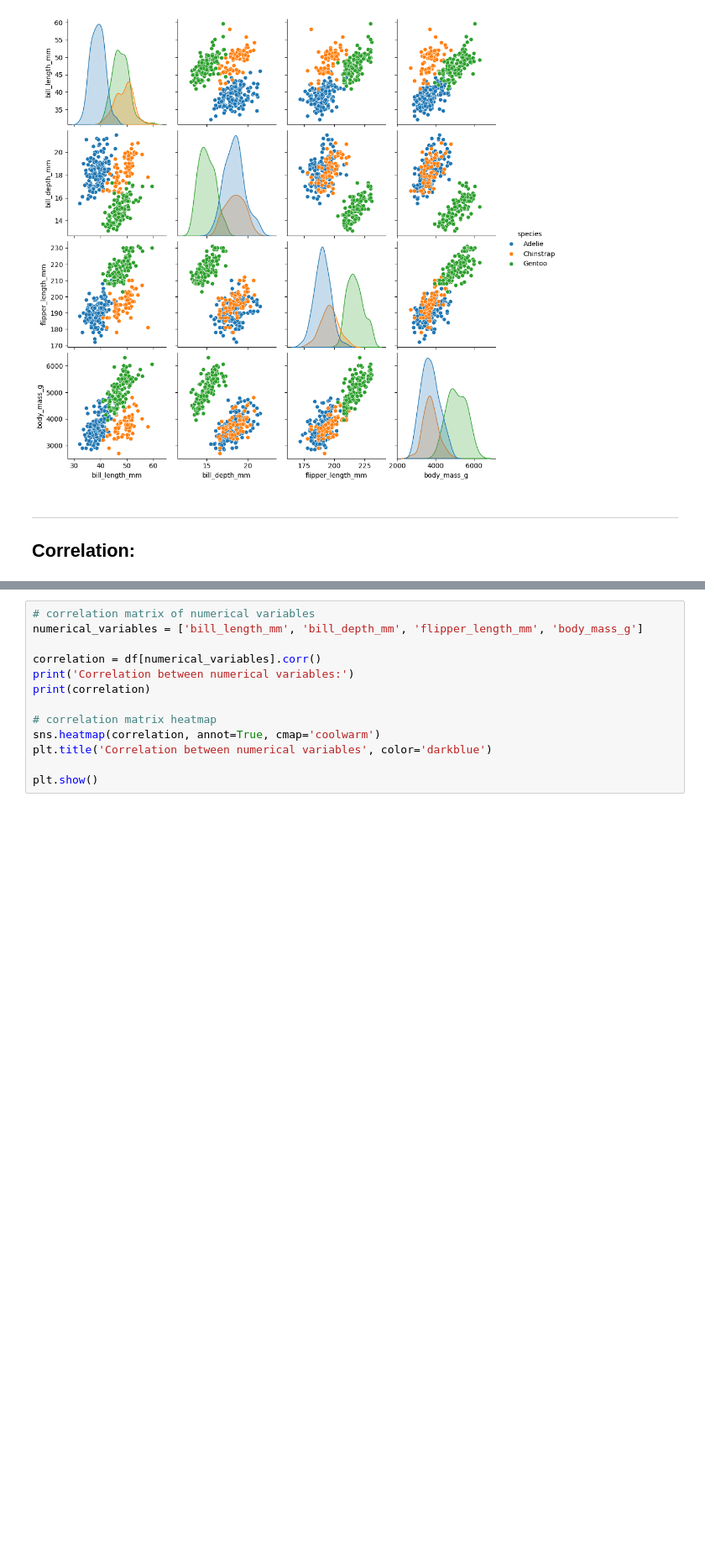
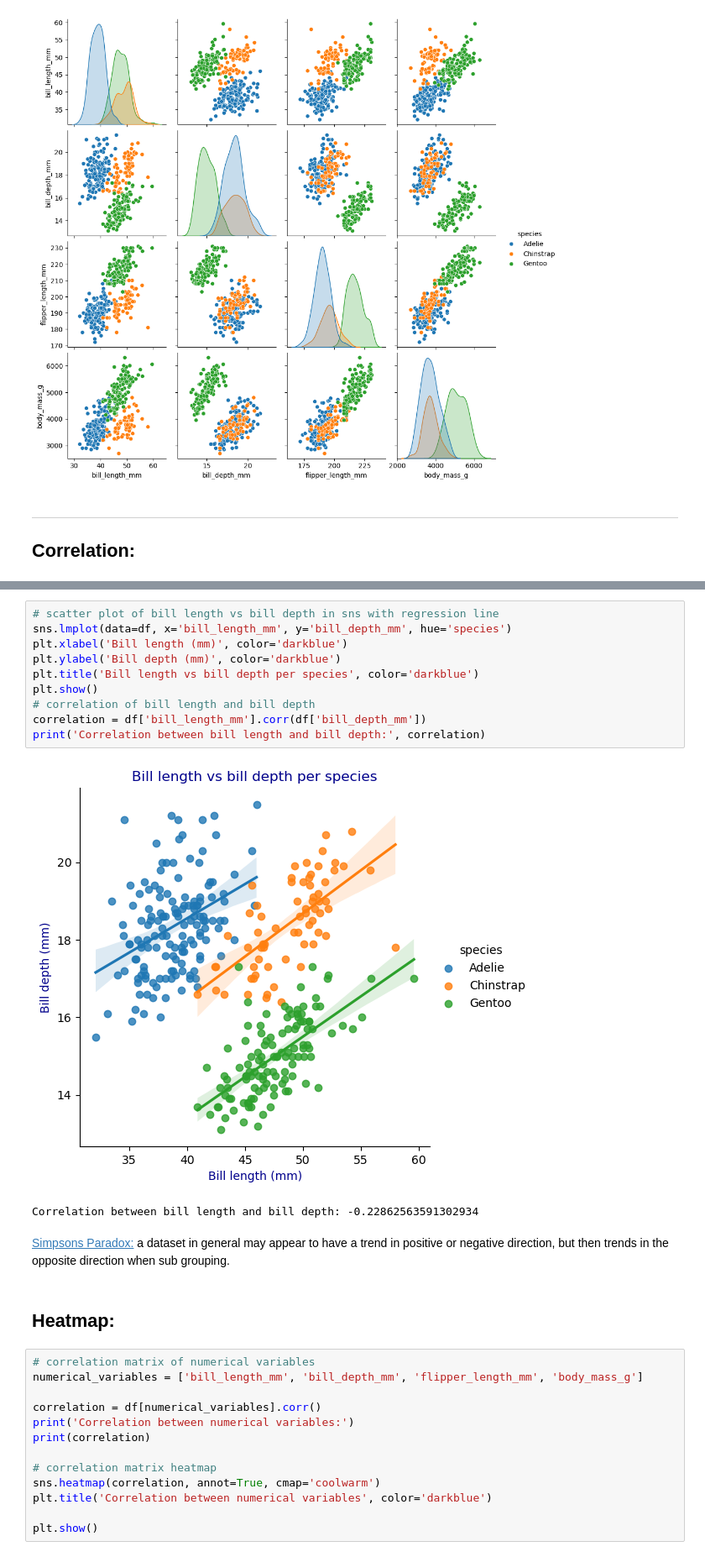
Before and after one commit to L-g00438909/my_work, a Jupyter notebook: penguins.ipynb, the cells around one changed output, grey strips where cells are left out. Shown at 84% size. Saved outputs shown, nothing was run; the diff lists cells and outputs as text; blank space fills up the shorter version.

Commit message:
updated intro and edited charts

```diff
--- a/penguins.ipynb
+++ b/penguins.ipynb
@@ -417,3 +443,20 @@ df.describe()
+# %%
+# scatter plot of bill length vs bill depth in sns with regression line
+sns.lmplot(data=df, x='bill_length_mm', y='bill_depth_mm', hue='species')
+plt.xlabel('Bill length (mm)', color='darkblue')
+plt.ylabel('Bill depth (mm)', color='darkblue')
+plt.title('Bill length vs bill depth per species', color='darkblue')
+plt.show()
+# correlation of bill length and bill depth
+correlation = df['bill_length_mm'].corr(df['bill_depth_mm'])
+print('Correlation between bill length and bill depth:', correlation)
+# %% [output]
+[figure, added]
+Correlation between bill length and bill depth: -0.22862563591302934
+# %% [markdown]
+[Simpsons Paradox:](https://en.wikipedia.org/wiki/Simpson%27s_paradox) a dataset in general may appear to have a trend in positive or negative direction, but then trends in the opposite direction when sub grouping.
+# %% [markdown]
+## Heatmap:
 # %%
 # correlation matrix of numerical variables
 numerical_variables = ['bill_length_mm', 'bill_depth_mm', 'flipper_length_mm', 'body_mass_g']
```
Also changed, not shown: parts of 16 cells of this notebook, 1 other file.
